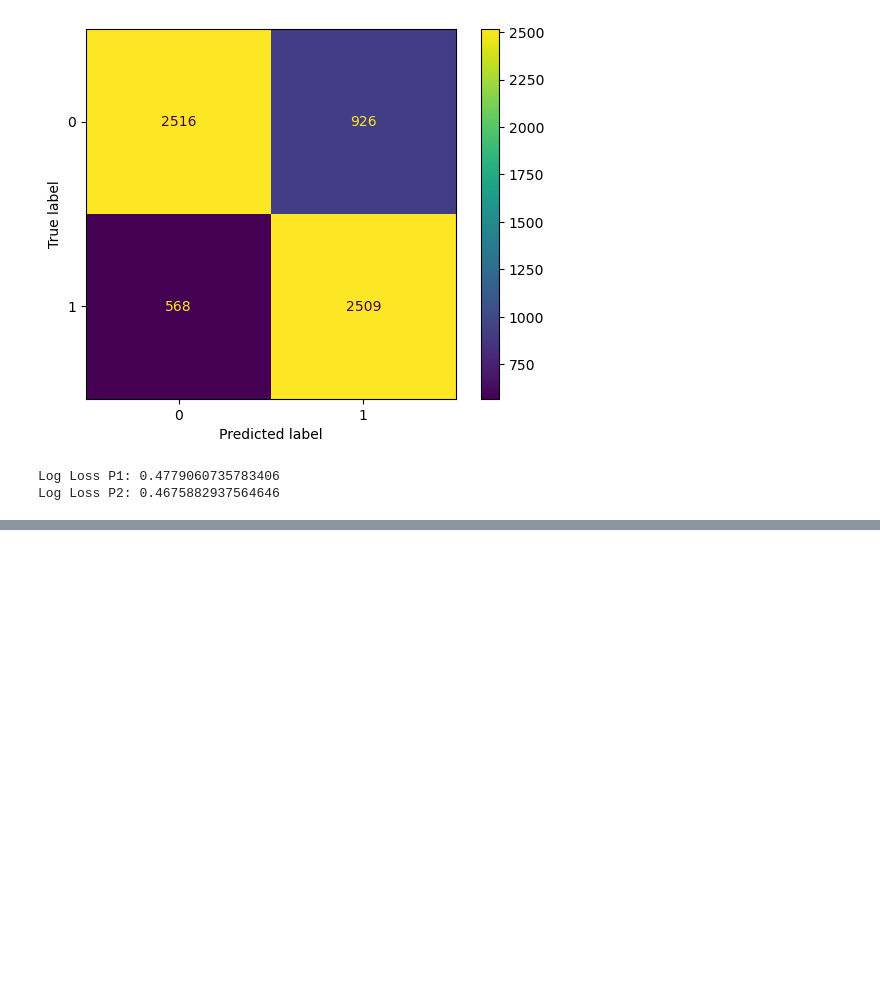
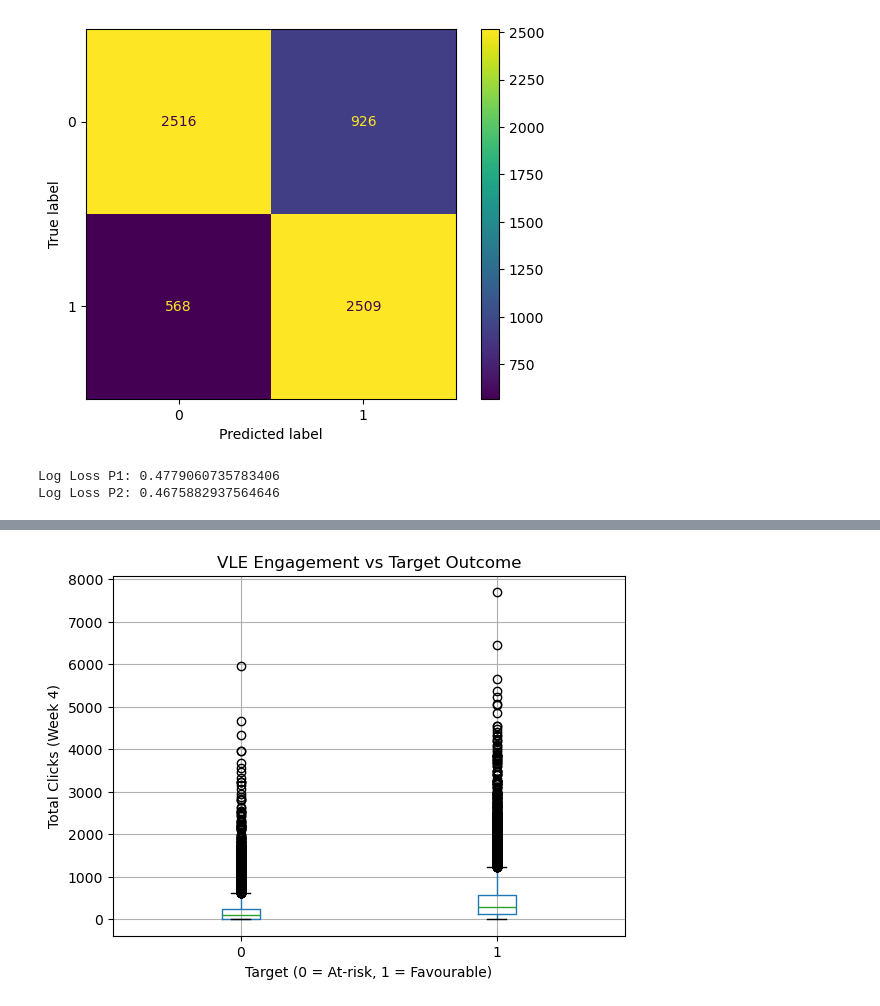
Before and after one commit to KhozaVu/Machine-Learning-Notebook, a Jupyter notebook: OULAD_Project.ipynb, the cells around one changed output, grey strips where cells are left out. Saved outputs shown, nothing was run; the diff lists cells and outputs as text; code cells hidden in the pictures; blank space fills up the shorter version.

```diff
--- a/OULAD_Project.ipynb
+++ b/OULAD_Project.ipynb
@@ -770,0 +853,14 @@ Log Loss P2: 0.4675882937564646
+# %%
+import matplotlib.pyplot as plt
+
+df.boxplot(column="total_clicks_w4", by="target")
+
+plt.title("VLE Engagement vs Target Outcome")
+plt.suptitle("")
+plt.xlabel("Target (0 = At-risk, 1 = Favourable)")
+plt.ylabel("Total Clicks (Week 4)")
+
+plt.savefig("clicks_vs_target.png", bbox_inches='tight')
+plt.show()
+# %% [output]
+[figure, added]
```
Also changed, not shown: parts of 3 cells of this notebook.
